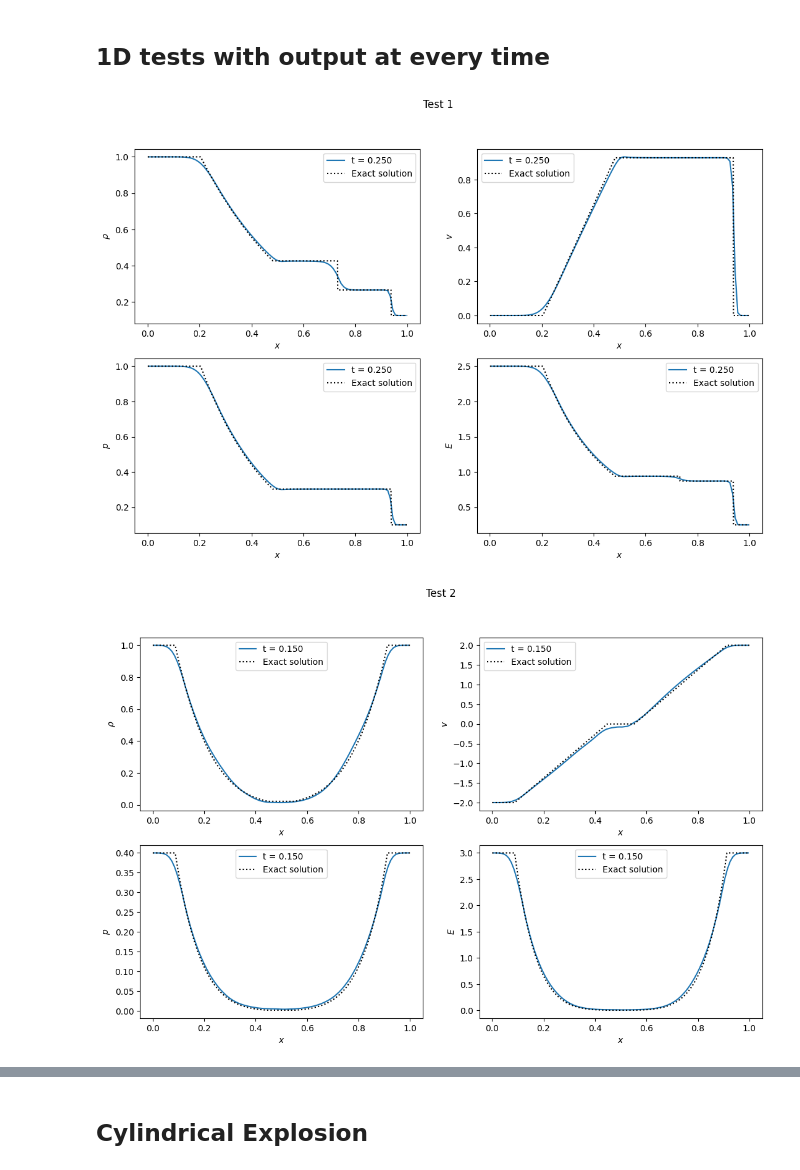
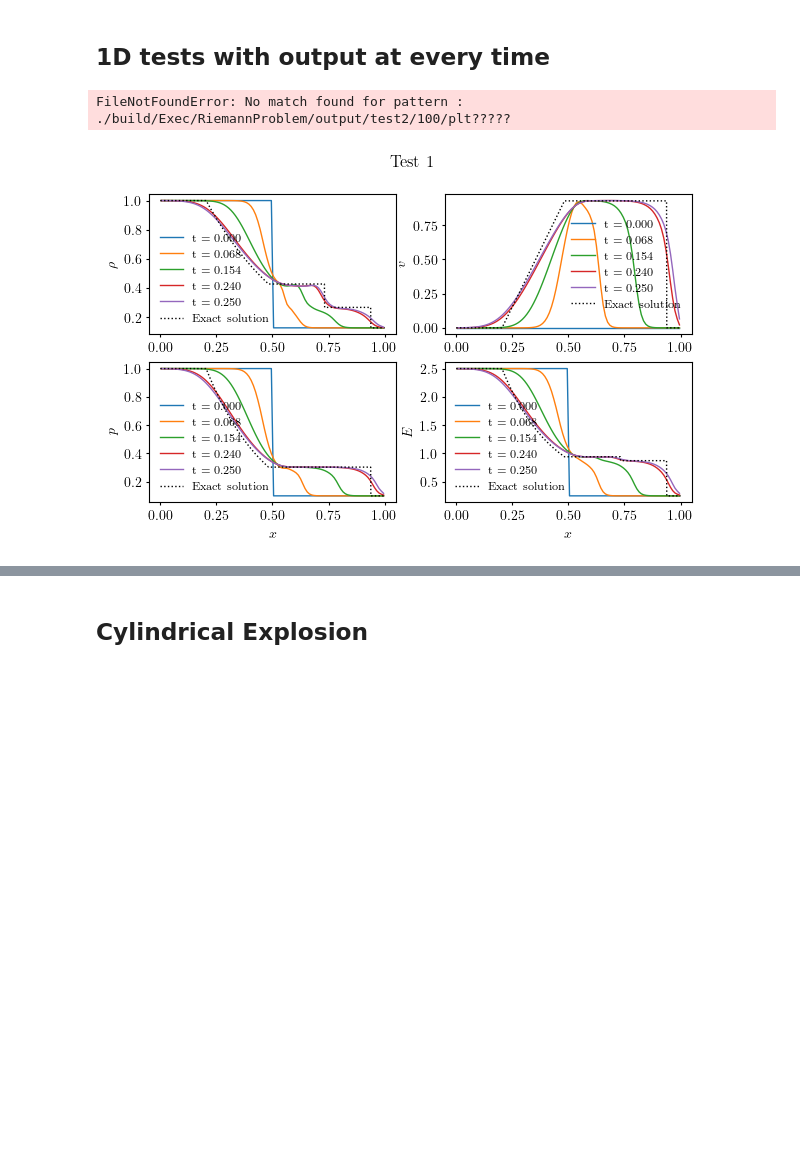
Before and after one commit to BenDavisonPetch/BAMReX, a Jupyter notebook: amrex_1d_plot.ipynb, the cells around one changed output, grey strips where cells are left out. Cells and saved outputs as stored; diff of their text form; code cells hidden in the pictures; blank space fills up the shorter version.

```diff
--- a/amrex_1d_plot.ipynb
+++ b/amrex_1d_plot.ipynb
@@ -156,8 +156,8 @@ for i in to_plot:
     FILENAME = FILENAMES[i]
     ts = yt.load(FILENAME)
 
-    fig,ax = plt.subplots(2,2, figsize=(13,8))
-    for ds in ts[-1:]:
+    fig,ax = plt.subplots(2,2, figsize=(7,4))
+    for ds in ts:
         if DIM == 1:
             ray = ds.ray([ds.domain_left_edge[0].value,0,0], [ds.domain_right_edge[0].value,0,0])
             mom = np.array(ray["mom_x"])
@@ -200,32 +200,32 @@ for i in to_plot:
     ax[0,0].plot(x,density,exact_fmt,label=exact_label)
     ax[0,1].plot(x,vel_x,exact_fmt,label=exact_label)
     ax[1,0].plot(x,pressure,exact_fmt,label=exact_label)
     ax[1,1].plot(x,energy,exact_fmt,label=exact_label)
 
 
     ax[0,0].set_ylabel("$\\rho$")
     ax[0,1].set_ylabel("$v$")
     ax[1,0].set_ylabel("$p$")
     ax[1,1].set_ylabel("$E$")
 
     if DIM == 1:
         x_label = "$x$"
     else:
         x_label = "$y$"
 
     ax[0,0].set_xlabel(x_label)
     ax[0,1].set_xlabel(x_label)
     ax[1,0].set_xlabel(x_label)
     ax[1,1].set_xlabel(x_label)
 
     ax[0,0].legend()
     ax[0,1].legend()
     ax[1,0].legend()
     ax[1,1].legend()
 
     fig.suptitle(f"Test {i+1}")
 
     fig.show()
 # %% [output]
+FileNotFoundError: No match found for pattern : ./build/Exec/RiemannProblem/output/test2/100/plt?????
-[figure, old version]
+[figure, new version]
-[figure, removed]
```
Also changed, not shown: parts of 1 cell of this notebook, 13 other files.
